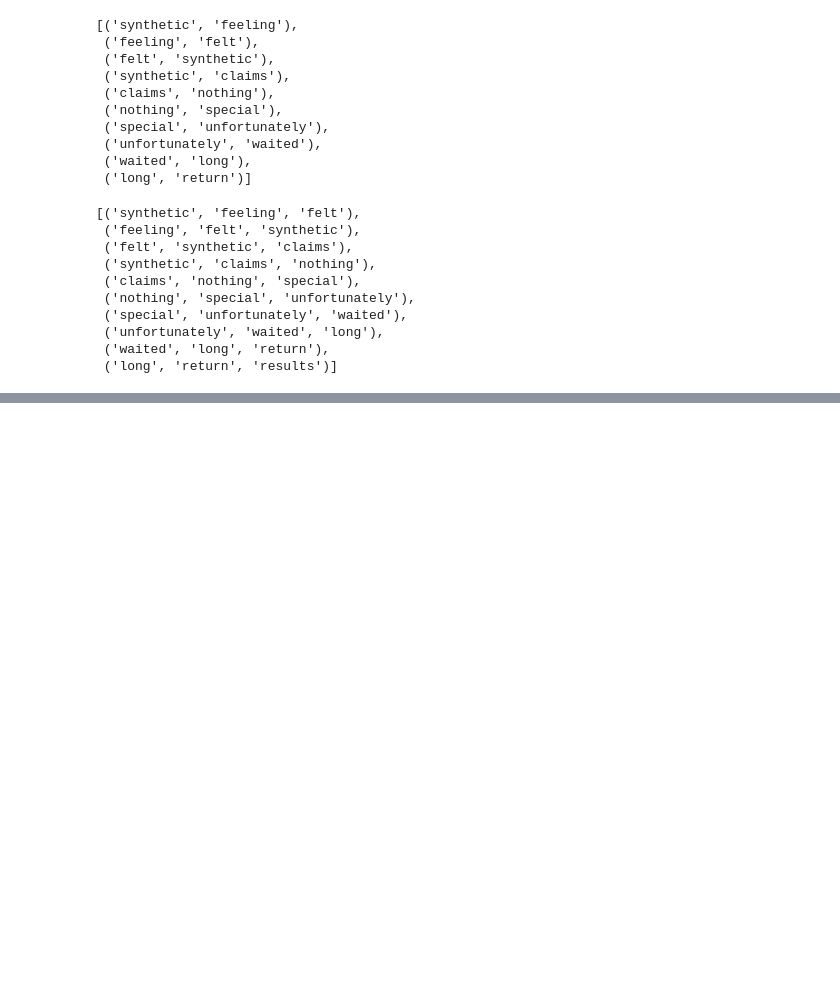
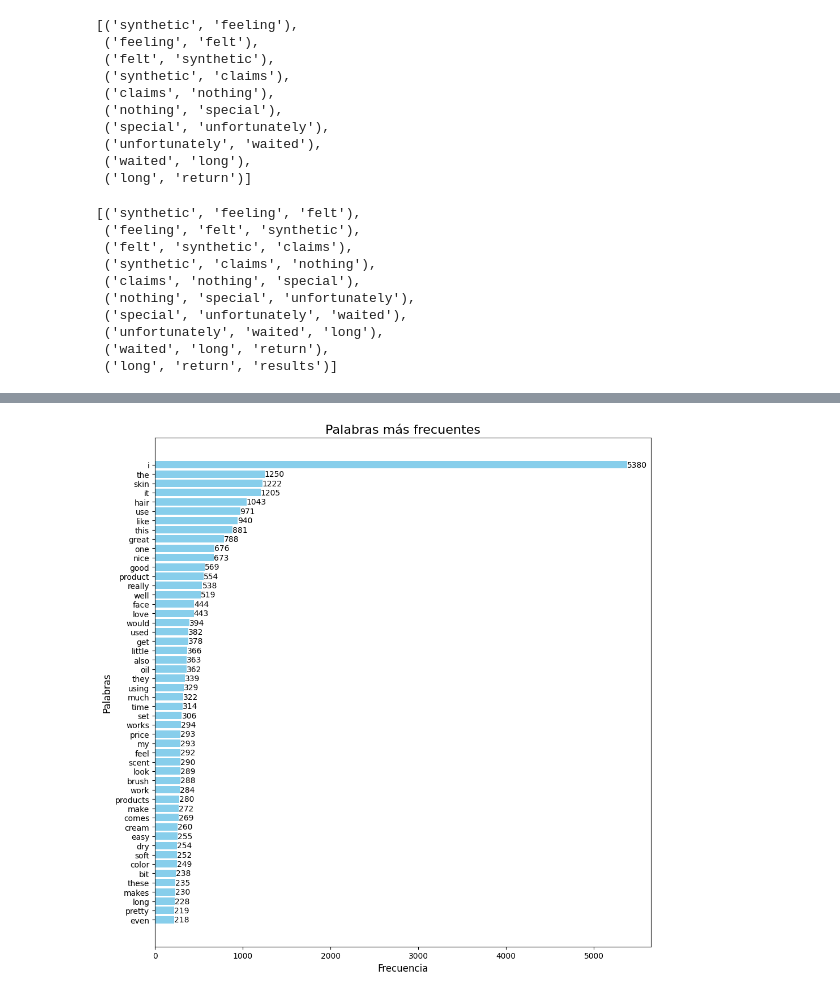
Before and after one commit to vmontaluisa/TRABAJO_FINAL_NLP, a Jupyter notebook: 01_TF_Descarga_exploracion_corpus.ipynb, the cells around one changed output, grey strips where cells are left out. Drawn from its saved outputs; the diff is of its cells as text; code cells hidden in the pictures; blank space fills up the shorter version.

```diff
--- a/01_TF_Descarga_exploracion_corpus.ipynb
+++ b/01_TF_Descarga_exploracion_corpus.ipynb
@@ -281,0 +293,34 @@ AttributeError: 'list' object has no attribute 'shape'
+# %%
+wf = Counter(texto_completo_columans.split())
+wf_most_common = wf.most_common(50)
+words = [w[0] for w in wf_most_common]
+freqs = [w[1] for w in wf_most_common]
+freqs, words = zip(*sorted(zip(freqs, words)))
+
+# Crear el gráfico de barras horizontales
+plt.figure(figsize=(10, 10))
+bars = plt.barh(words, freqs, color='skyblue')
+
+# Añadir etiquetas con las cantidades
+for bar in bars:
+    plt.text(
+        bar.get_width(),  # Posición horizontal (ancho de la barra)
+        bar.get_y() + bar.get_height() / 2,  # Posición vertical
+        f'{int(bar.get_width())}',  # Texto con la cantidad
+        va='center',  # Centrar verticalmente
+        ha='left',  # Alinear a la izquierda del final de la barra
+        fontsize=10
+    )
+
+# Títulos y etiquetas
+plt.title("Palabras más frecuentes", fontsize=16)
+plt.xlabel("Frecuencia", fontsize=12)
+plt.ylabel("Palabras", fontsize=12)
+
+# Ajustar espaciado
+plt.tight_layout()
+
+# Mostrar el gráfico
+plt.show()
+# %% [output]
+[figure, added]
```
Also changed, not shown: parts of 10 cells of this notebook.
